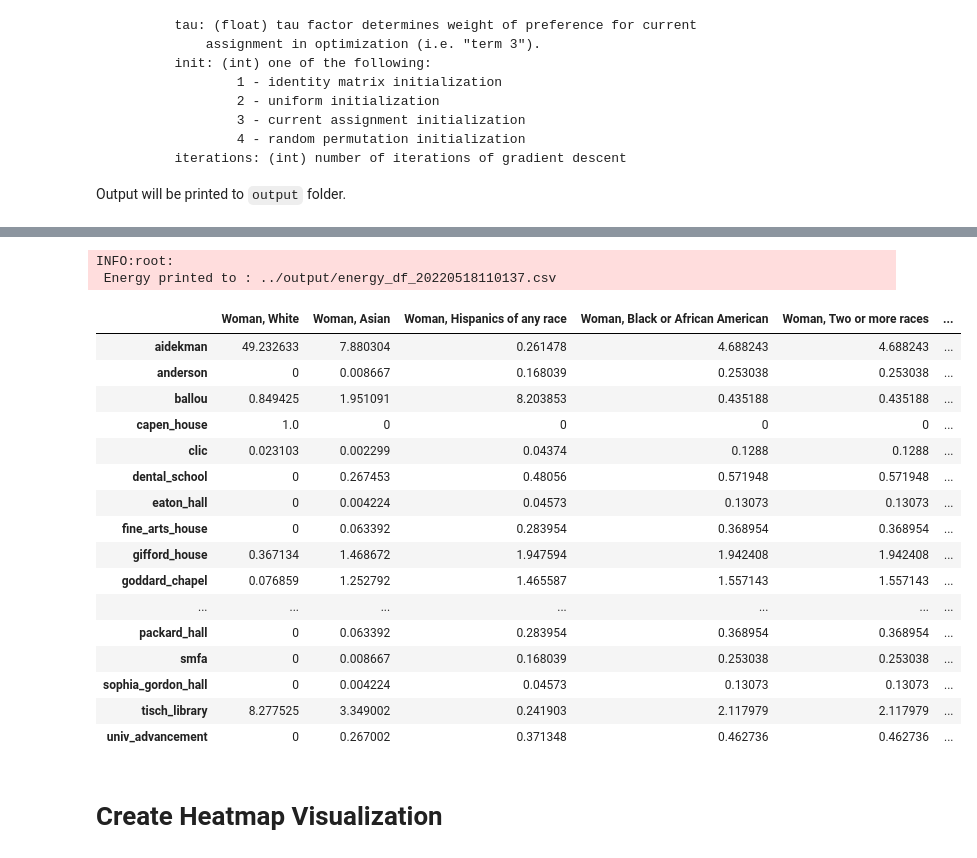
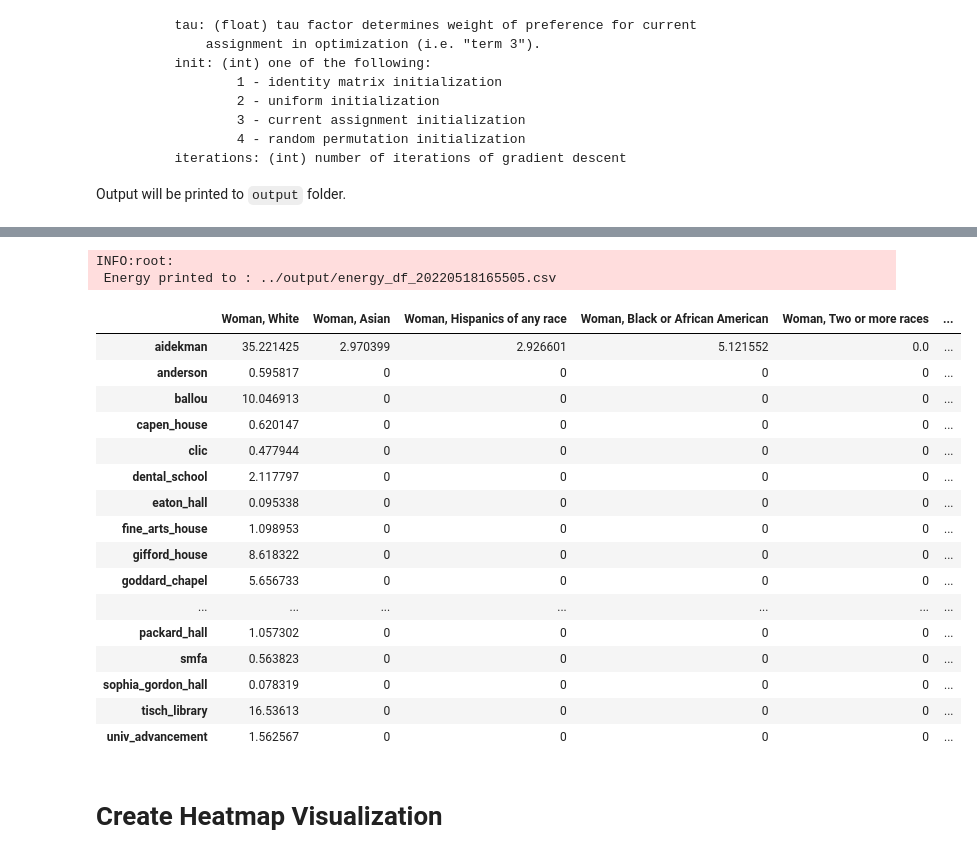
Before and after one commit to annahaensch/OpArt_Curation_Tool, a Jupyter notebook: notebooks/workflow_demo.ipynb, the cells around one changed output, grey strips where cells are left out. Drawn from its saved outputs; the diff is of its cells as text; code cells hidden in the pictures.

```diff
--- a/notebooks/workflow_demo.ipynb
+++ b/notebooks/workflow_demo.ipynb
@@ -94,7 +116,7 @@ cost_df = sc.compute_cost_matrix(hall_df = hall_df,
                                  art_df = art_df,
                                  categories = ["gender","race"],
                                  alpha = -1,
-                                 beta = 1)
+                                 beta = 100)
 
 cost_df
 # %% [output]
@@ -129,35 +151,36 @@ norm_lam_factor, norm_tau_factor
 # %%
 assignment_df = sc.learn_optimal_assignment(
                              hall_df,
+                             student_df,
                              art_df,
                              cost_df,
-                             lam = norm_lam_factor*100,
-                             tau=norm_tau_factor*1,
-                             init = 1,
+                             lam = norm_lam_factor*10000,
+                             tau=norm_tau_factor*800,
+                             init = 4,
                              iterations = 1000
                              )
 
 assignment_df
 # %% [output]
 INFO:root:
- Energy printed to : ../output/energy_df_20220518110137.csv
+ Energy printed to : ../output/energy_df_20220518165505.csv
 |  | Woman, White | Woman, Asian | Woman, Hispanics of any race | Woman, Black or African American | Woman, Two or more races | ... |
-| aidekman | 49.232633 | 7.880304 | 0.261478 | 4.688243 | 4.688243 | ... |
-| anderson | 0 | 0.008667 | 0.168039 | 0.253038 | 0.253038 | ... |
-| ballou | 0.849425 | 1.951091 | 8.203853 | 0.435188 | 0.435188 | ... |
-| capen_house | 1.0 | 0 | 0 | 0 | 0 | ... |
-| clic | 0.023103 | 0.002299 | 0.04374 | 0.1288 | 0.1288 | ... |
-| dental_school | 0 | 0.267453 | 0.48056 | 0.571948 | 0.571948 | ... |
-| eaton_hall | 0 | 0.004224 | 0.04573 | 0.13073 | 0.13073 | ... |
-| fine_arts_house | 0 | 0.063392 | 0.283954 | 0.368954 | 0.368954 | ... |
-| gifford_house | 0.367134 | 1.468672 | 1.947594 | 1.942408 | 1.942408 | ... |
-| goddard_chapel | 0.076859 | 1.252792 | 1.465587 | 1.557143 | 1.557143 | ... |
+| aidekman | 35.221425 | 2.970399 | 2.926601 | 5.121552 | 0.0 | ... |
+| anderson | 0.595817 | 0 | 0 | 0 | 0 | ... |
+| ballou | 10.046913 | 0 | 0 | 0 | 0 | ... |
+| capen_house | 0.620147 | 0 | 0 | 0 | 0 | ... |
+| clic | 0.477944 | 0 | 0 | 0 | 0 | ... |
+| dental_school | 2.117797 | 0 | 0 | 0 | 0 | ... |
+| eaton_hall | 0.095338 | 0 | 0 | 0 | 0 | ... |
+| fine_arts_house | 1.098953 | 0 | 0 | 0 | 0 | ... |
+| gifford_house | 8.618322 | 0 | 0 | 0 | 0 | ... |
+| goddard_chapel | 5.656733 | 0 | 0 | 0 | 0 | ... |
 | ... | ... | ... | ... | ... | ... | ... |
-| packard_hall | 0 | 0.063392 | 0.283954 | 0.368954 | 0.368954 | ... |
-| smfa | 0 | 0.008667 | 0.168039 | 0.253038 | 0.253038 | ... |
-| sophia_gordon_hall | 0 | 0.004224 | 0.04573 | 0.13073 | 0.13073 | ... |
-| tisch_library | 8.277525 | 3.349002 | 0.241903 | 2.117979 | 2.117979 | ... |
-| univ_advancement | 0 | 0.267002 | 0.371348 | 0.462736 | 0.462736 | ... |
+| packard_hall | 1.057302 | 0 | 0 | 0 | 0 | ... |
+| smfa | 0.563823 | 0 | 0 | 0 | 0 | ... |
+| sophia_gordon_hall | 0.078319 | 0 | 0 | 0 | 0 | ... |
+| tisch_library | 16.53613 | 0 | 0 | 0 | 0 | ... |
+| univ_advancement | 1.562567 | 0 | 0 | 0 | 0 | ... |
 # %% [markdown]
 # Create Heatmap Visualization
 # %%
```
Also changed, not shown: parts of 10 cells of this notebook.
